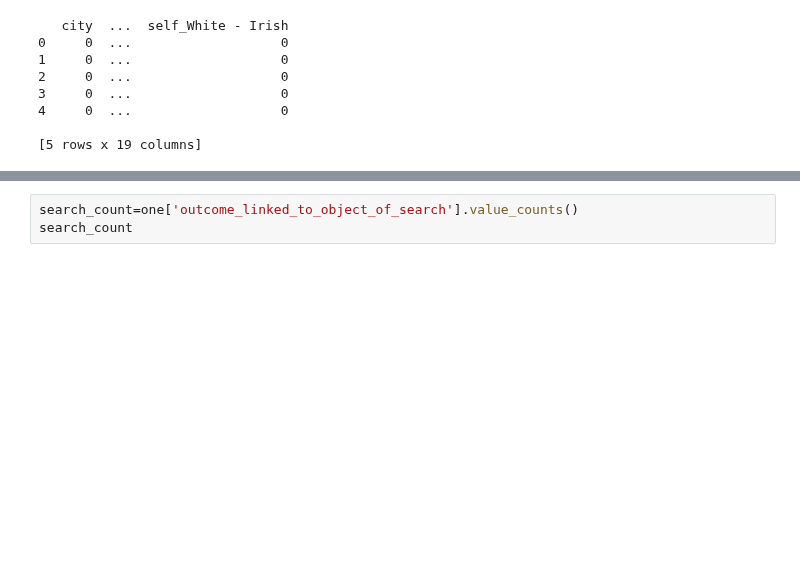
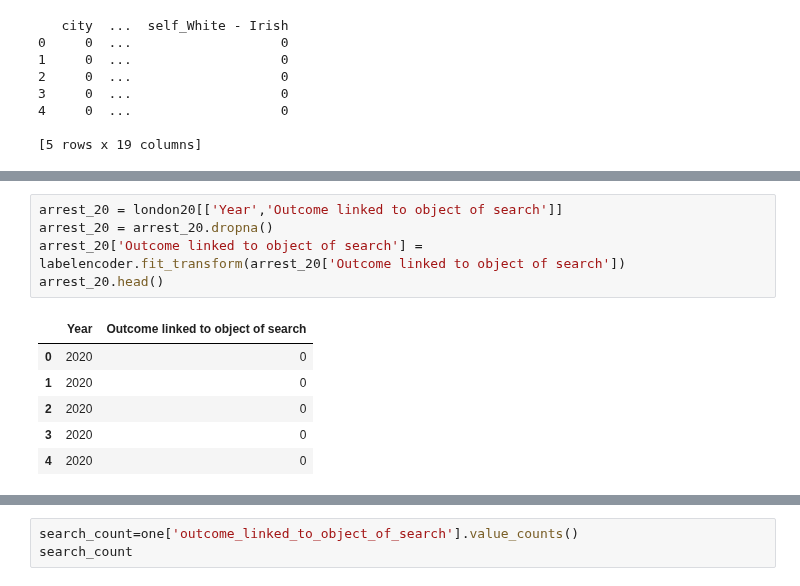
Before and after one commit to ah20776/CE888---Assignment, a Jupyter notebook: Ethnicity in UK Policing/newbias.ipynb, the cells around one changed output, grey strips where cells are left out. Drawn from its saved outputs; the diff is of its cells as text; blank space fills up the shorter version.

```diff
--- a/Ethnicity in UK Policing/newbias.ipynb
+++ b/Ethnicity in UK Policing/newbias.ipynb
@@ -498,0 +512,12 @@ annual_arrest.head()
+# %%
+arrest_20 = london20[['Year','Outcome linked to object of search']]
+arrest_20 = arrest_20.dropna()
+arrest_20['Outcome linked to object of search'] = labelencoder.fit_transform(arrest_20['Outcome linked to object of search'])
+arrest_20.head()
+# %% [output]
+|  | Year | Outcome linked to object of search |
+| 0 | 2020 | 0 |
+| 1 | 2020 | 0 |
+| 2 | 2020 | 0 |
+| 3 | 2020 | 0 |
+| 4 | 2020 | 0 |
```
Also changed, not shown: parts of 4 cells of this notebook.
